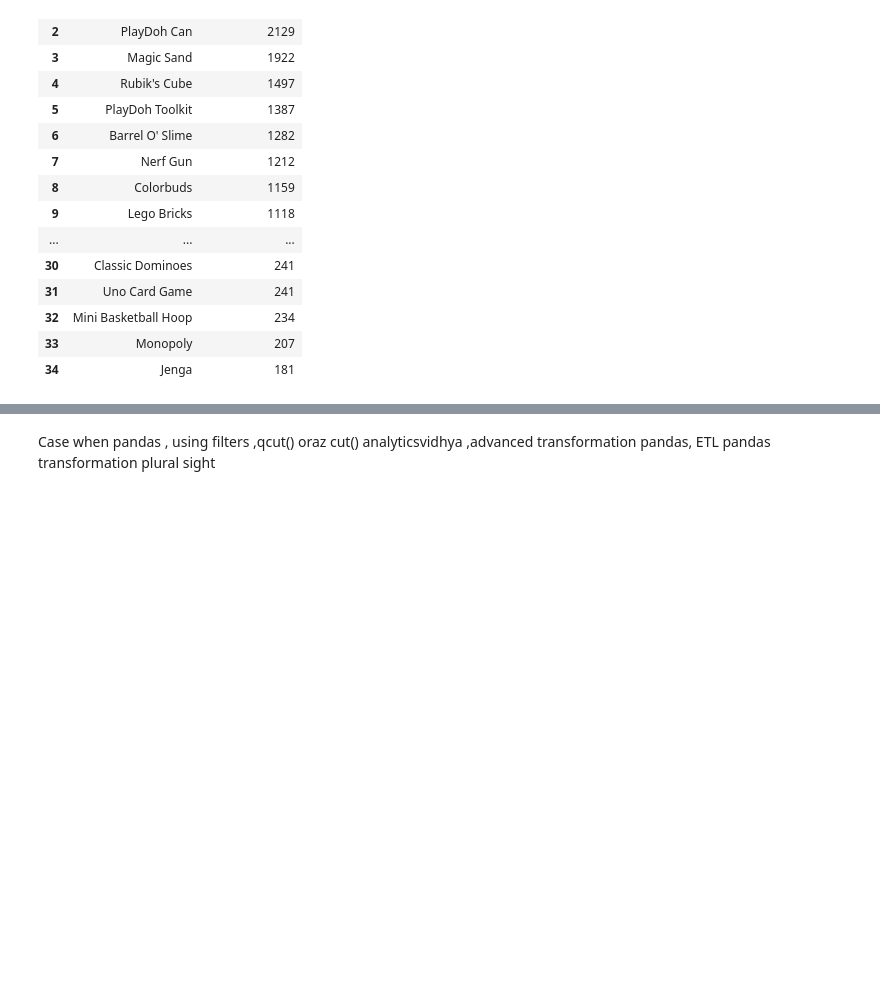
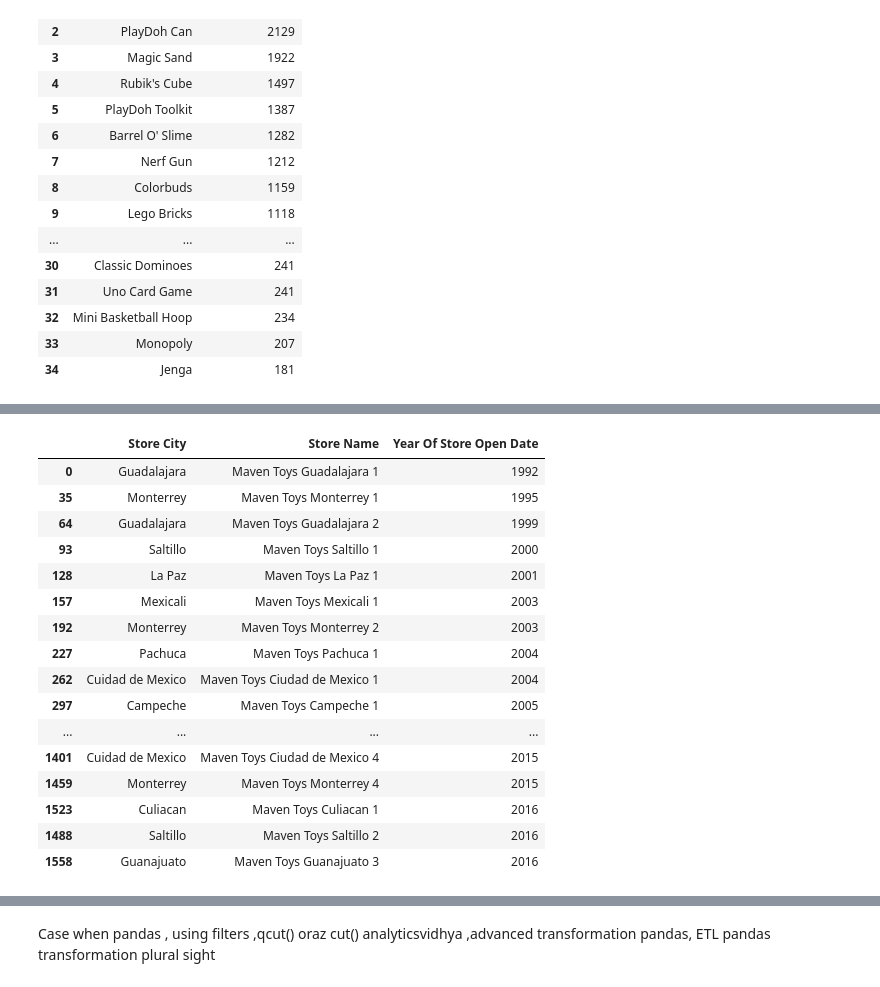
Before and after one commit to Lunczer93/Python_Project_2_Mexico_Toy_Sales, a Jupyter notebook: Python Project 2 Mexico Toy Sales.ipynb, the cells around one changed output, grey strips where cells are left out. Saved outputs shown, nothing was run; the diff lists cells and outputs as text; code cells hidden in the pictures; blank space fills up the shorter version.

```diff
--- a/Python Project 2 Mexico Toy Sales.ipynb
+++ b/Python Project 2 Mexico Toy Sales.ipynb
@@ -732,2 +841,3 @@ SyntaxError: invalid syntax (684615101.py, line 1)
 # %%
-n.sort_values(by='Stock On Hand', ascending=False)
+dfMergedLeftStoredAndProductToInventory['Year Of Store Open Date'] = pd.DatetimeIndex(dfMergedLeftStoredAndProductToInventory['Store Open Date']).year
+dfMergedLeftStoredAndProductToInventory
@@ -733,0 +858,23 @@ n.sort_values(by='Stock On Hand', ascending=False)
+# %%
+a =dfMergedLeftStoredAndProductToInventory[['Store City','Store Name','Year Of Store Open Date']]
+x = a.drop_duplicates()
+x2 =x.sort_values(by='Year Of Store Open Date')
+x2
+# %% [output]
+|  | Store City | Store Name | Year Of Store Open Date |
+| 0 | Guadalajara | Maven Toys Guadalajara 1 | 1992 |
+| 35 | Monterrey | Maven Toys Monterrey 1 | 1995 |
+| 64 | Guadalajara | Maven Toys Guadalajara 2 | 1999 |
+| 93 | Saltillo | Maven Toys Saltillo 1 | 2000 |
+| 128 | La Paz | Maven Toys La Paz 1 | 2001 |
+| 157 | Mexicali | Maven Toys Mexicali 1 | 2003 |
+| 192 | Monterrey | Maven Toys Monterrey 2 | 2003 |
+| 227 | Pachuca | Maven Toys Pachuca 1 | 2004 |
+| 262 | Cuidad de Mexico | Maven Toys Ciudad de Mexico 1 | 2004 |
+| 297 | Campeche | Maven Toys Campeche 1 | 2005 |
+| ... | ... | ... | ... |
+| 1401 | Cuidad de Mexico | Maven Toys Ciudad de Mexico 4 | 2015 |
+| 1459 | Monterrey | Maven Toys Monterrey 4 | 2015 |
+| 1523 | Culiacan | Maven Toys Culiacan 1 | 2016 |
+| 1488 | Saltillo | Maven Toys Saltillo 2 | 2016 |
+| 1558 | Guanajuato | Maven Toys Guanajuato 3 | 2016 |
```
Also changed, not shown: parts of 20 cells of this notebook.
